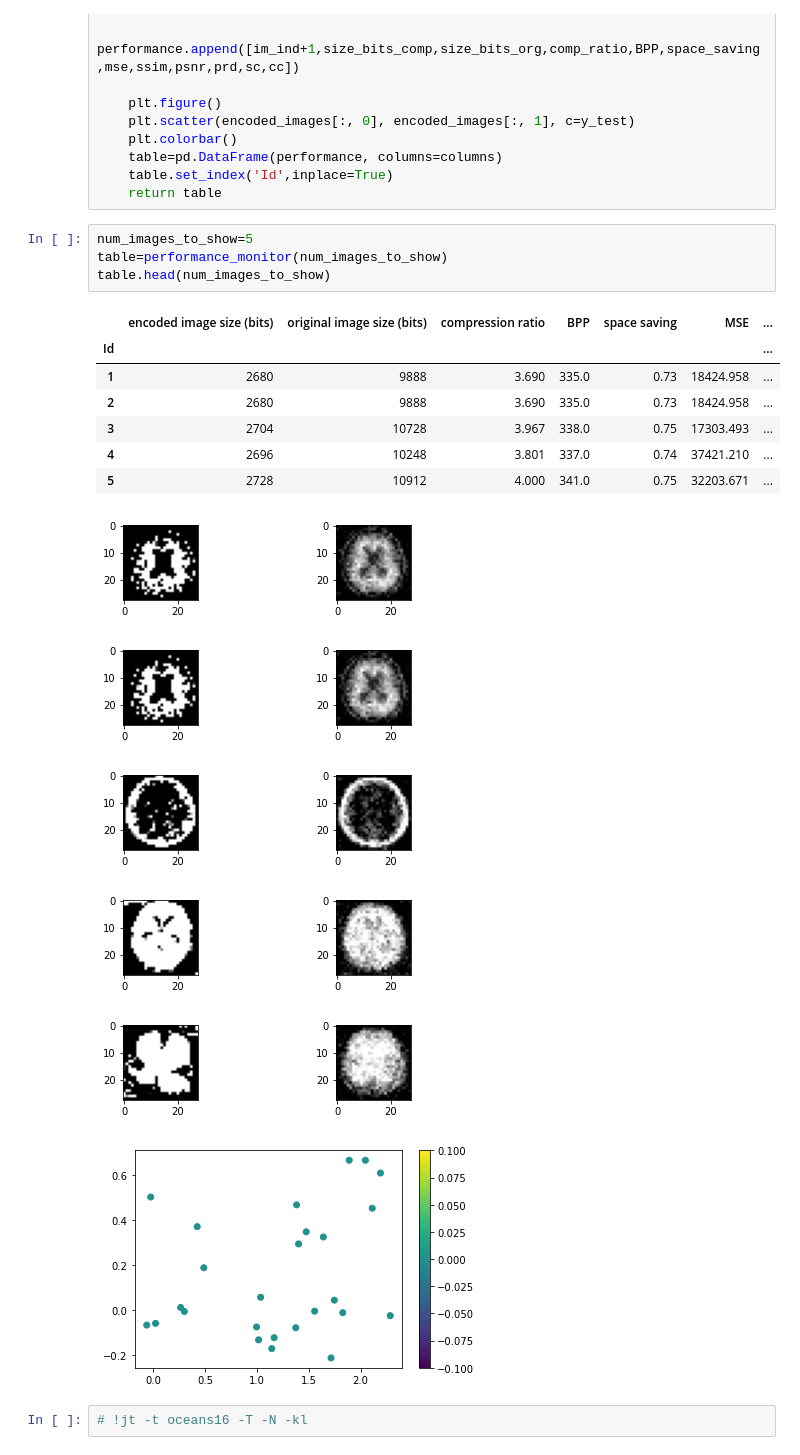
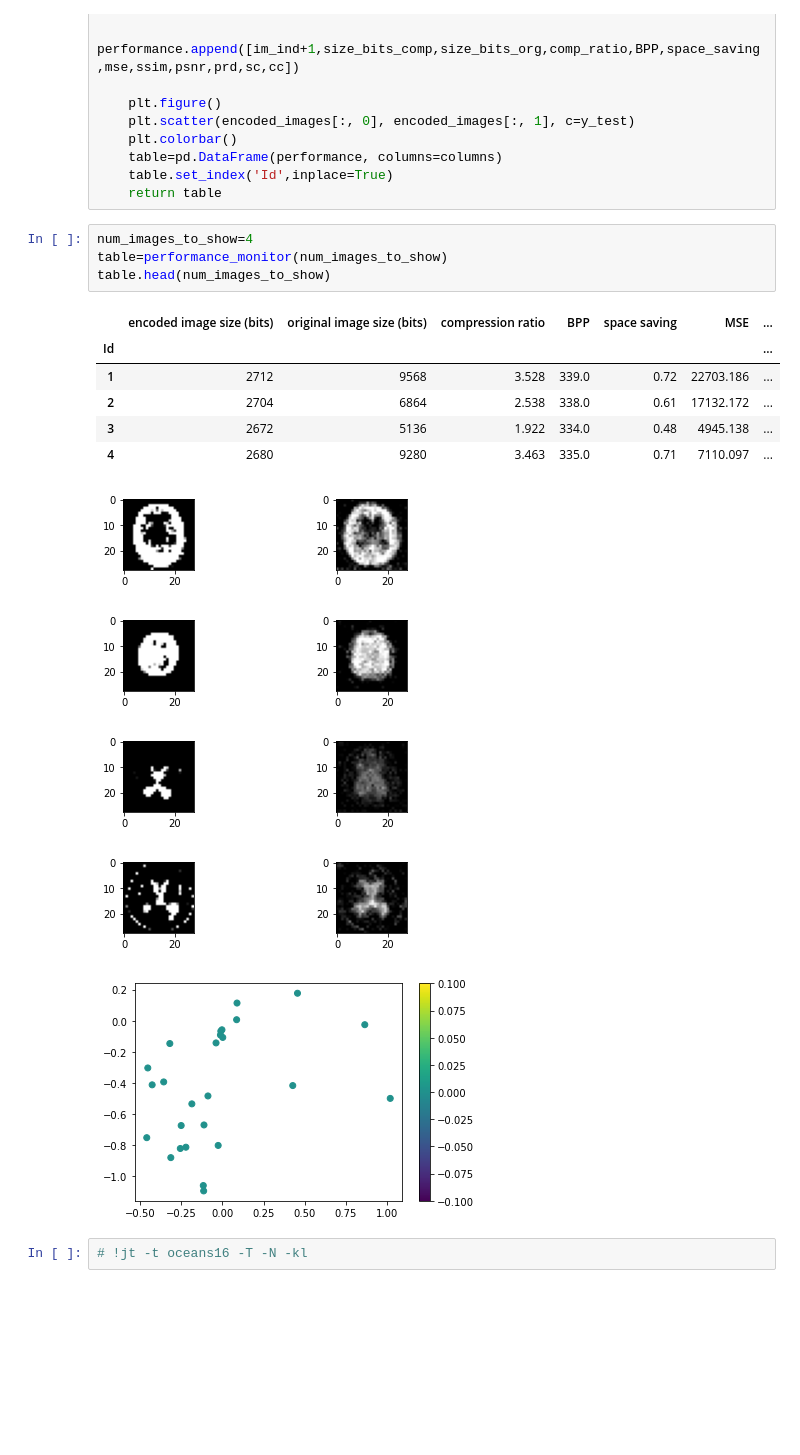
Before and after one commit to tirtharajsinha/Autoencoder_for_image_compression, a Jupyter notebook: Autoencoder for image compression using Deep learning.ipynb, the cells around one changed output. Saved outputs shown, nothing was run; the diff lists cells and outputs as text; blank space fills up the shorter version.

```diff
--- a/Autoencoder for image compression using Deep learning.ipynb
+++ b/Autoencoder for image compression using Deep learning.ipynb
@@ -745,23 +744,21 @@ def performance_monitor(num_images_to_show = 5):
     table.set_index('Id',inplace=True)
     return table
 # %%
-num_images_to_show=5
+num_images_to_show=4
 table=performance_monitor(num_images_to_show)
 table.head(num_images_to_show)
 # %% [output]
 |  | encoded image size (bits) | original image size (bits) | compression ratio | BPP | space saving | MSE | ... |
 | Id |  |  |  |  |  |  | ... |
-| 1 | 2680 | 9888 | 3.690 | 335.0 | 0.73 | 18424.958 | ... |
-| 2 | 2680 | 9888 | 3.690 | 335.0 | 0.73 | 18424.958 | ... |
-| 3 | 2704 | 10728 | 3.967 | 338.0 | 0.75 | 17303.493 | ... |
-| 4 | 2696 | 10248 | 3.801 | 337.0 | 0.74 | 37421.210 | ... |
-| 5 | 2728 | 10912 | 4.000 | 341.0 | 0.75 | 32203.671 | ... |
+| 1 | 2712 | 9568 | 3.528 | 339.0 | 0.72 | 22703.186 | ... |
+| 2 | 2704 | 6864 | 2.538 | 338.0 | 0.61 | 17132.172 | ... |
+| 3 | 2672 | 5136 | 1.922 | 334.0 | 0.48 | 4945.138 | ... |
+| 4 | 2680 | 9280 | 3.463 | 335.0 | 0.71 | 7110.097 | ... |
-[figure, old version]
+[figure, new version]
-[figure, old version]
+[figure, new version]
-[figure, old version]
+[figure, new version]
-[figure, old version]
+[figure, new version]
-[figure, old version]
+[figure, new version]
-[figure, removed]
 # %%
 # !jt -t oceans16 -T -N -kl
 # %%
```
Also changed, not shown: parts of 5 cells of this notebook, 1 other file.
